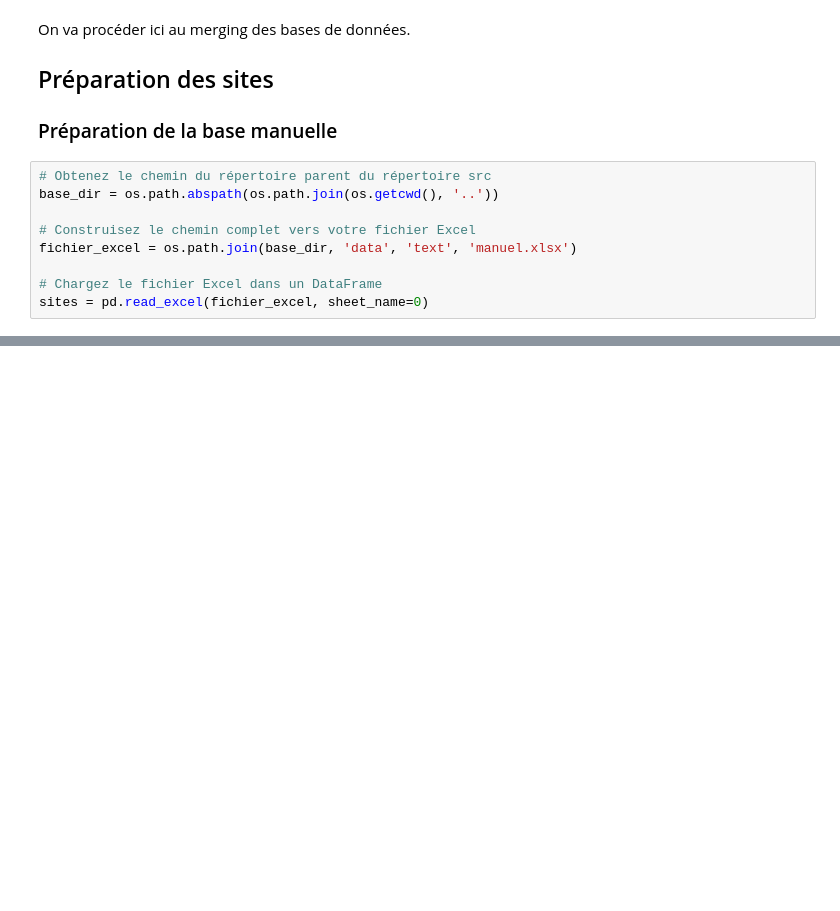
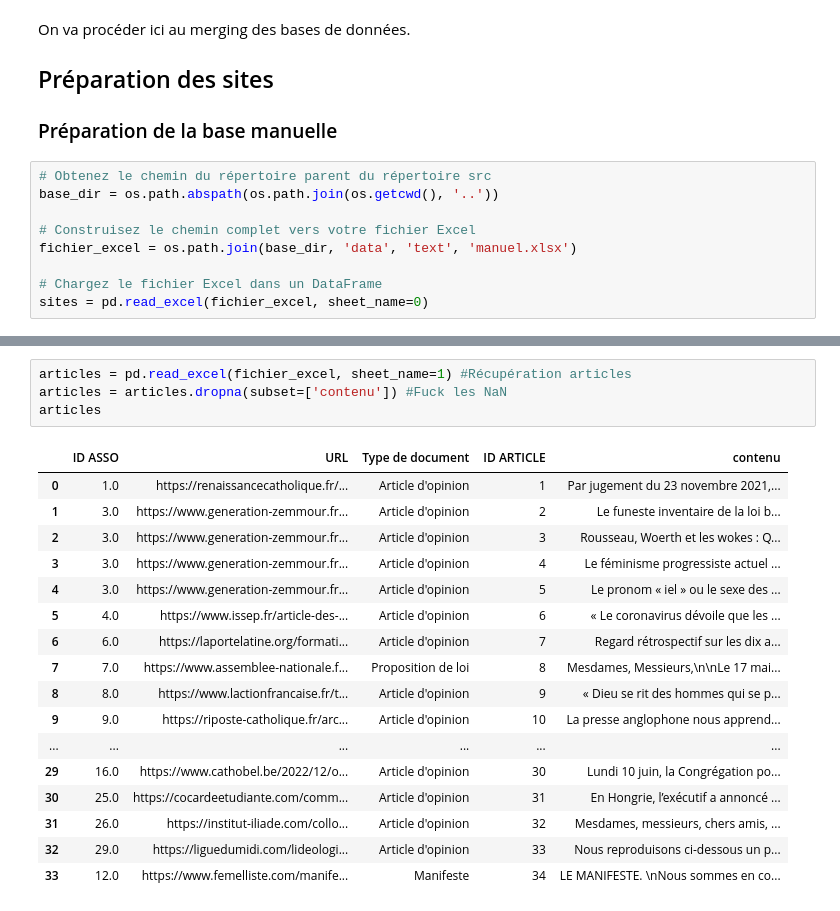
Before and after one commit to LeoMaurice/Conservative_mobilisation, a Jupyter notebook: src/Merging.ipynb, the cells around one changed output, grey strips where cells are left out. Saved outputs shown, nothing was run; the diff lists cells and outputs as text; blank space fills up the shorter version.

```diff
--- a/src/Merging.ipynb
+++ b/src/Merging.ipynb
@@ -32,0 +52,22 @@ base_dir
+# %%
+articles = pd.read_excel(fichier_excel, sheet_name=1) #Récupération articles
+articles = articles.dropna(subset=['contenu']) #Fuck les NaN
+articles
+# %% [output]
+|  | ID ASSO | URL | Type de document | ID ARTICLE | contenu |
+| 0 | 1.0 | https://renaissancecatholique.fr/... | Article d'opinion | 1 | Par jugement du 23 novembre 2021,... |
+| 1 | 3.0 | https://www.generation-zemmour.fr... | Article d'opinion | 2 | Le funeste inventaire de la loi b... |
+| 2 | 3.0 | https://www.generation-zemmour.fr... | Article d'opinion | 3 | Rousseau, Woerth et les wokes : Q... |
+| 3 | 3.0 | https://www.generation-zemmour.fr... | Article d'opinion | 4 | Le féminisme progressiste actuel ... |
+| 4 | 3.0 | https://www.generation-zemmour.fr... | Article d'opinion | 5 | Le pronom « iel » ou le sexe des ... |
+| 5 | 4.0 | https://www.issep.fr/article-des-... | Article d'opinion | 6 | « Le coronavirus dévoile que les ... |
+| 6 | 6.0 | https://laportelatine.org/formati... | Article d'opinion | 7 | Regard rétrospectif sur les dix a... |
+| 7 | 7.0 | https://www.assemblee-nationale.f... | Proposition de loi | 8 | Mesdames, Messieurs,\n\nLe 17 mai... |
+| 8 | 8.0 | https://www.lactionfrancaise.fr/t... | Article d'opinion | 9 | « Dieu se rit des hommes qui se p... |
+| 9 | 9.0 | https://riposte-catholique.fr/arc... | Article d'opinion | 10 | La presse anglophone nous apprend... |
+| ... | ... | ... | ... | ... | ... |
+| 29 | 16.0 | https://www.cathobel.be/2022/12/o... | Article d'opinion | 30 | Lundi 10 juin, la Congrégation po... |
+| 30 | 25.0 | https://cocardeetudiante.com/comm... | Article d'opinion | 31 | En Hongrie, l’exécutif a annoncé ... |
+| 31 | 26.0 | https://institut-iliade.com/collo... | Article d'opinion | 32 | Mesdames, messieurs, chers amis, ... |
+| 32 | 29.0 | https://liguedumidi.com/lideologi... | Article d'opinion | 33 | Nous reproduisons ci-dessous un p... |
+| 33 | 12.0 | https://www.femelliste.com/manife... | Manifeste | 34 | LE MANIFESTE. \nNous sommes en co... |
```
Also changed, not shown: parts of 7 cells of this notebook.
